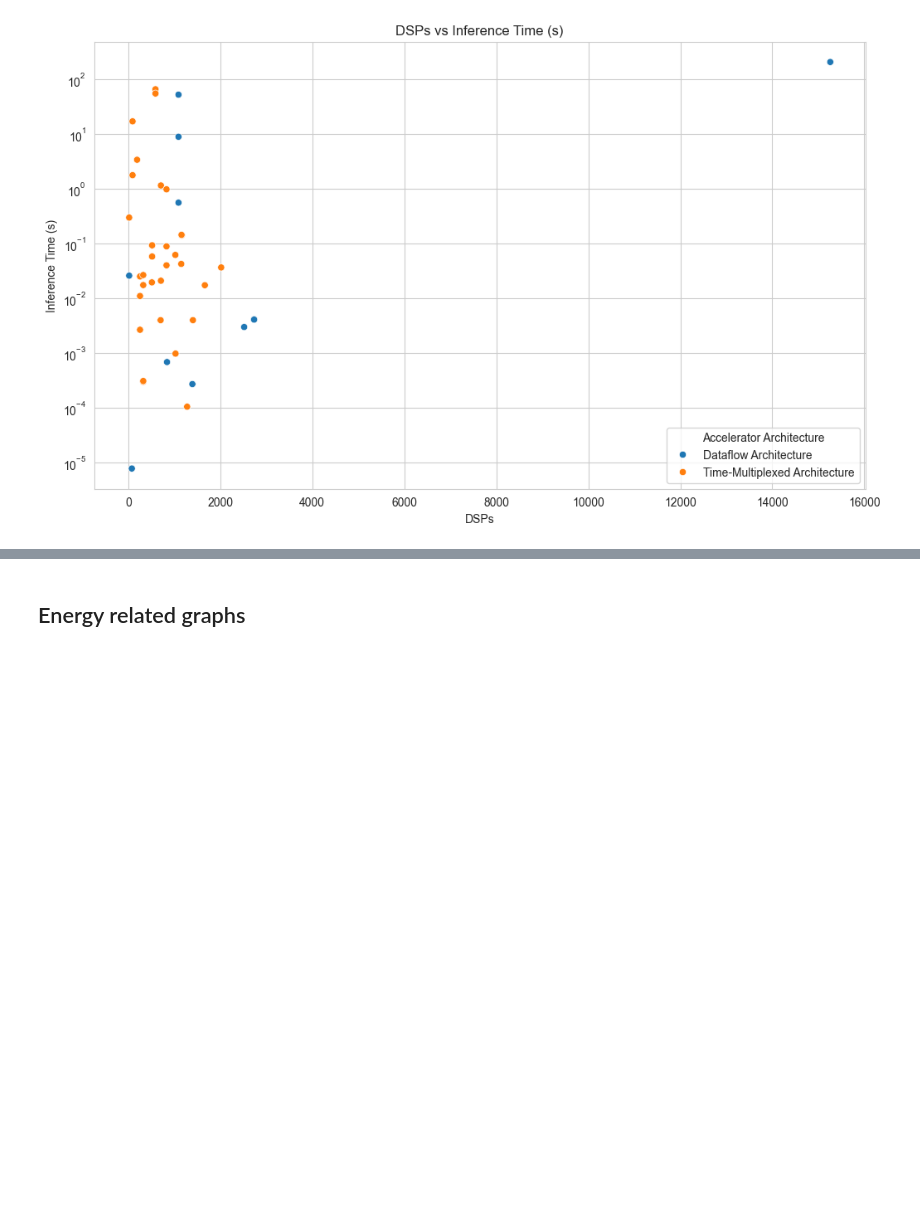
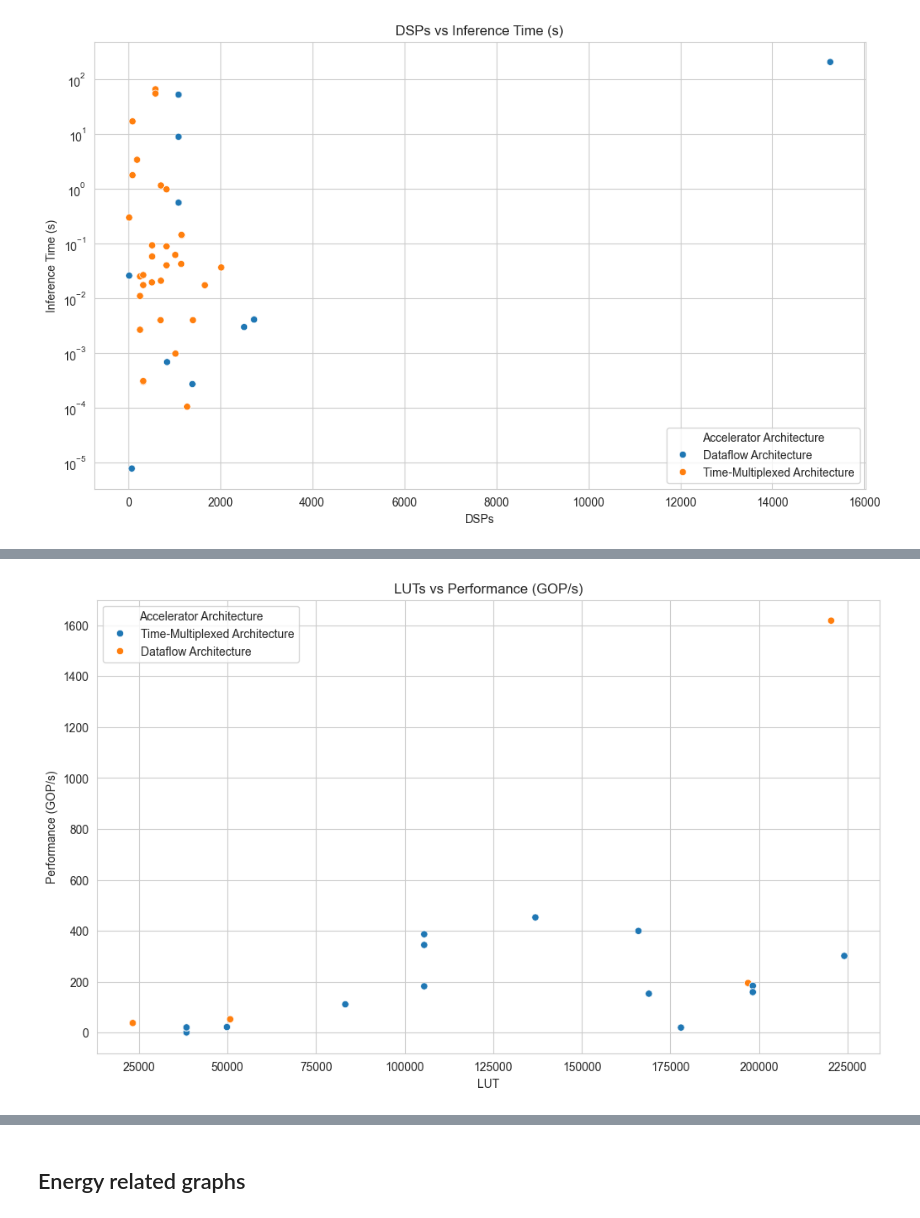
Before and after one commit to asap-space/SPACE_FPGA_NNs_SURVEY_DATA, a Jupyter notebook: Graphs.ipynb, the cells around one changed output, grey strips where cells are left out. Saved outputs shown, nothing was run; the diff lists cells and outputs as text; code cells hidden in the pictures; blank space fills up the shorter version.

```diff
--- a/Graphs.ipynb
+++ b/Graphs.ipynb
@@ -284,0 +364,7 @@ scatter_plot(temp_df, 'BRAM', 'Inference Time (s)', 'BRAM vs Inference Time', hu
+# %%
+temp_df['LUT'] = temp_df['FPGA Resources Consumption'].apply(extract_lut)
+temp_df = temp_df.dropna()
+
+scatter_plot(temp_df, 'LUT', 'Performance (GOP/s)', 'LUTs vs Performance (GOP/s)', hue='Accelerator Architecture', x_log=False, y_log=False, legend_x=0, legend_y=1, legend_xanchor='left', legend_yanchor='upper')
+# %% [output]
+[figure, added]
```
Also changed, not shown: parts of 14 cells of this notebook.
